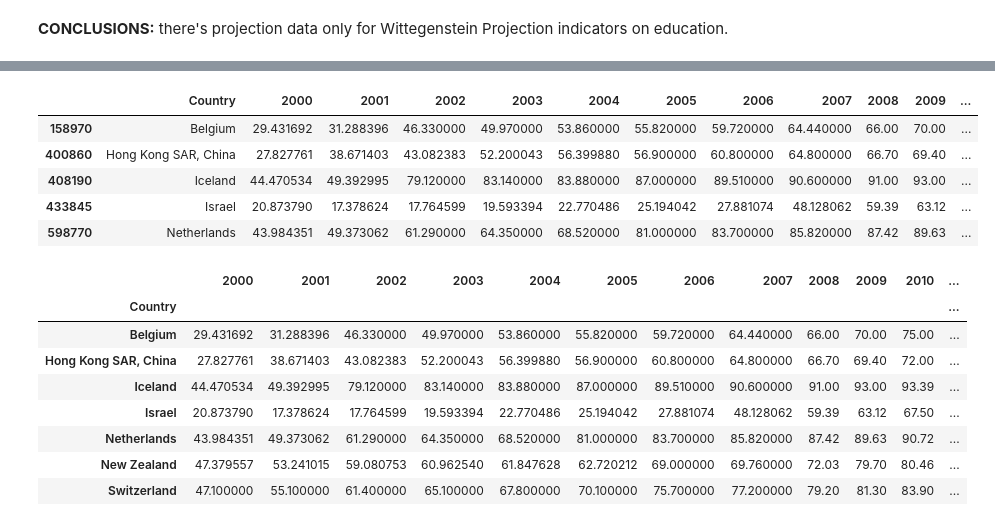
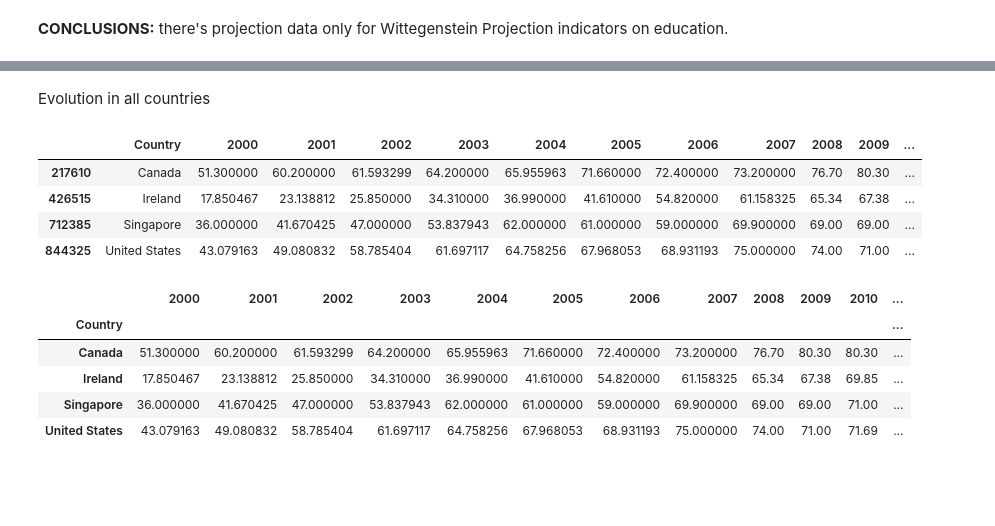
Before and after one commit to Azimoj/EdState-, a Jupyter notebook: P2.ipynb, the cells around one changed output, grey strips where cells are left out. Saved outputs shown, nothing was run; the diff lists cells and outputs as text; code cells hidden in the pictures; blank space fills up the shorter version.

```diff
--- a/P2.ipynb
+++ b/P2.ipynb
@@ -1013,32 +1052,29 @@ Evolution in all countries
+# %% [markdown]
+Evolution in all countries
 # %%
-Countries_to_keep = ['Israel', 'Iceland', 'Switzerland', 'Belgium', 'Netherlands',
-       'New Zealand', 'Hong Kong SAR, China']
+Countries_to_keep = ['Singapore', 'Ireland', 'United States', 'Canada']
 
 data_p_internet = data_r_internet[data_r_internet['Country Name'].isin(Countries_to_keep)]
 data_p_internet = data_p_internet.drop(['Country Code', 'Indicator Code', 'Indicator Name',
                                         'Region', 'Income_group'], axis=1)
 data_p_internet = data_p_internet.rename(columns={'Country Name':'Country'})
 data_p_internet.head()
 # %% [output]
 |  | Country | 2000 | 2001 | 2002 | 2003 | 2004 | 2005 | 2006 | 2007 | 2008 | 2009 | ... |
-| 158970 | Belgium | 29.431692 | 31.288396 | 46.330000 | 49.970000 | 53.860000 | 55.820000 | 59.720000 | 64.440000 | 66.00 | 70.00 | ... |
-| 400860 | Hong Kong SAR, China | 27.827761 | 38.671403 | 43.082383 | 52.200043 | 56.399880 | 56.900000 | 60.800000 | 64.800000 | 66.70 | 69.40 | ... |
-| 408190 | Iceland | 44.470534 | 49.392995 | 79.120000 | 83.140000 | 83.880000 | 87.000000 | 89.510000 | 90.600000 | 91.00 | 93.00 | ... |
-| 433845 | Israel | 20.873790 | 17.378624 | 17.764599 | 19.593394 | 22.770486 | 25.194042 | 27.881074 | 48.128062 | 59.39 | 63.12 | ... |
-| 598770 | Netherlands | 43.984351 | 49.373062 | 61.290000 | 64.350000 | 68.520000 | 81.000000 | 83.700000 | 85.820000 | 87.42 | 89.63 | ... |
+| 217610 | Canada | 51.300000 | 60.200000 | 61.593299 | 64.200000 | 65.955963 | 71.660000 | 72.400000 | 73.200000 | 76.70 | 80.30 | ... |
+| 426515 | Ireland | 17.850467 | 23.138812 | 25.850000 | 34.310000 | 36.990000 | 41.610000 | 54.820000 | 61.158325 | 65.34 | 67.38 | ... |
+| 712385 | Singapore | 36.000000 | 41.670425 | 47.000000 | 53.837943 | 62.000000 | 61.000000 | 59.000000 | 69.900000 | 69.00 | 69.00 | ... |
+| 844325 | United States | 43.079163 | 49.080832 | 58.785404 | 61.697117 | 64.758256 | 67.968053 | 68.931193 | 75.000000 | 74.00 | 71.00 | ... |
 # %%
 data_p_internet = data_p_internet.set_index('Country')
 data_p_internet
 # %% [output]
 |  | 2000 | 2001 | 2002 | 2003 | 2004 | 2005 | 2006 | 2007 | 2008 | 2009 | 2010 | ... |
 | Country |  |  |  |  |  |  |  |  |  |  |  | ... |
-| Belgium | 29.431692 | 31.288396 | 46.330000 | 49.970000 | 53.860000 | 55.820000 | 59.720000 | 64.440000 | 66.00 | 70.00 | 75.00 | ... |
-| Hong Kong SAR, China | 27.827761 | 38.671403 | 43.082383 | 52.200043 | 56.399880 | 56.900000 | 60.800000 | 64.800000 | 66.70 | 69.40 | 72.00 | ... |
-| Iceland | 44.470534 | 49.392995 | 79.120000 | 83.140000 | 83.880000 | 87.000000 | 89.510000 | 90.600000 | 91.00 | 93.00 | 93.39 | ... |
-| Israel | 20.873790 | 17.378624 | 17.764599 | 19.593394 | 22.770486 | 25.194042 | 27.881074 | 48.128062 | 59.39 | 63.12 | 67.50 | ... |
-| Netherlands | 43.984351 | 49.373062 | 61.290000 | 64.350000 | 68.520000 | 81.000000 | 83.700000 | 85.820000 | 87.42 | 89.63 | 90.72 | ... |
-| New Zealand | 47.379557 | 53.241015 | 59.080753 | 60.962540 | 61.847628 | 62.720212 | 69.000000 | 69.760000 | 72.03 | 79.70 | 80.46 | ... |
-| Switzerland | 47.100000 | 55.100000 | 61.400000 | 65.100000 | 67.800000 | 70.100000 | 75.700000 | 77.200000 | 79.20 | 81.30 | 83.90 | ... |
+| Canada | 51.300000 | 60.200000 | 61.593299 | 64.200000 | 65.955963 | 71.660000 | 72.400000 | 73.200000 | 76.70 | 80.30 | 80.30 | ... |
+| Ireland | 17.850467 | 23.138812 | 25.850000 | 34.310000 | 36.990000 | 41.610000 | 54.820000 | 61.158325 | 65.34 | 67.38 | 69.85 | ... |
+| Singapore | 36.000000 | 41.670425 | 47.000000 | 53.837943 | 62.000000 | 61.000000 | 59.000000 | 69.900000 | 69.00 | 69.00 | 71.00 | ... |
+| United States | 43.079163 | 49.080832 | 58.785404 | 61.697117 | 64.758256 | 67.968053 | 68.931193 | 75.000000 | 74.00 | 71.00 | 71.69 | ... |
 # %%
 data_p_internet_years = data_p_internet.transpose()
 data_p_internet_years = data_p_internet_years.round(2)
```
Also changed, not shown: parts of 13 cells of this notebook.
